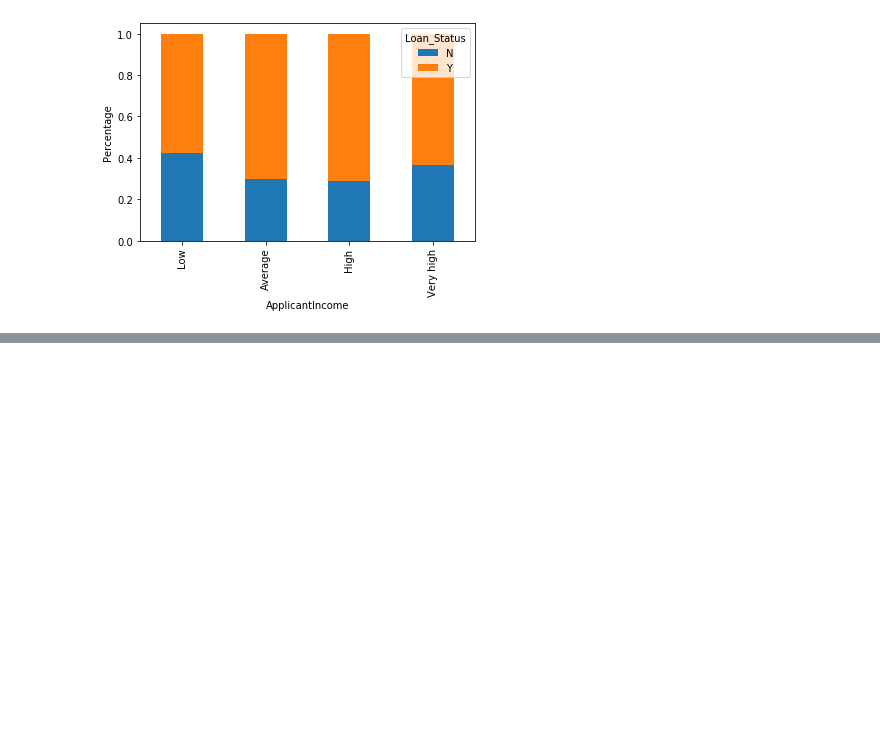
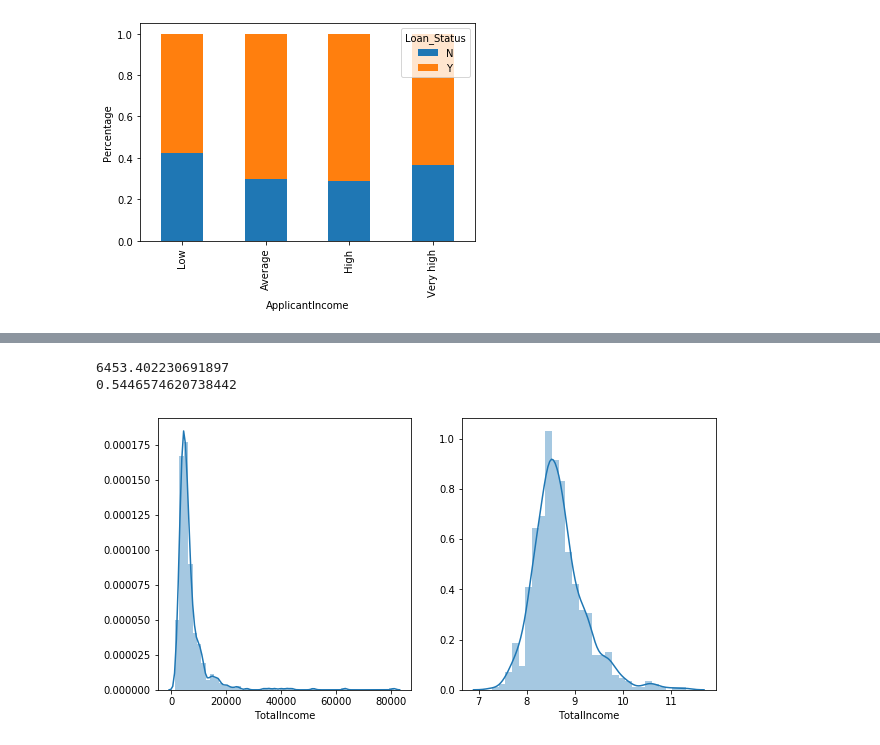
Before and after one commit to yashlab/Courses_Competitions, a Jupyter notebook: AV/Loan-Prediction.ipynb, the cells around one changed output, grey strips where cells are left out. Saved outputs shown, nothing was run; the diff lists cells and outputs as text; code cells hidden in the pictures; blank space fills up the shorter version.

Commit message:
outlier analysis

```diff
--- a/AV/Loan-Prediction.ipynb
+++ b/AV/Loan-Prediction.ipynb
@@ -162,0 +233,14 @@ P = plt.ylabel('Percentage')
+# %%
+# Doing similar analysis for TotalIncome
+plt.figure(figsize=(10,5))
+plt.subplot(121)
+sns.distplot(train['TotalIncome'])
+plt.subplot(122)
+sns.distplot(np.log(train['TotalIncome']))
+
+print(np.std(train['TotalIncome']))
+print(np.std(np.log(train['TotalIncome'])))
+# %% [output]
+6453.402230691897
+0.5446574620738442
+[figure, added]
```
Also changed, not shown: parts of 17 cells of this notebook.
